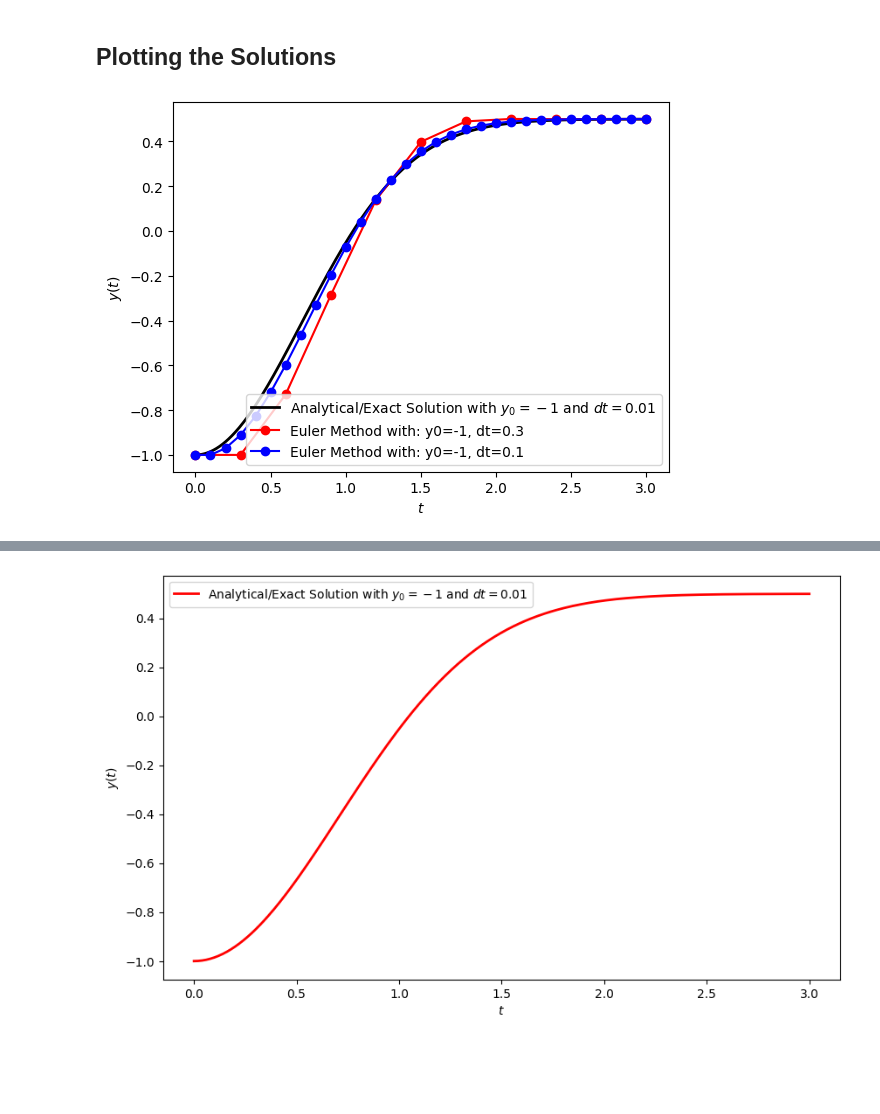
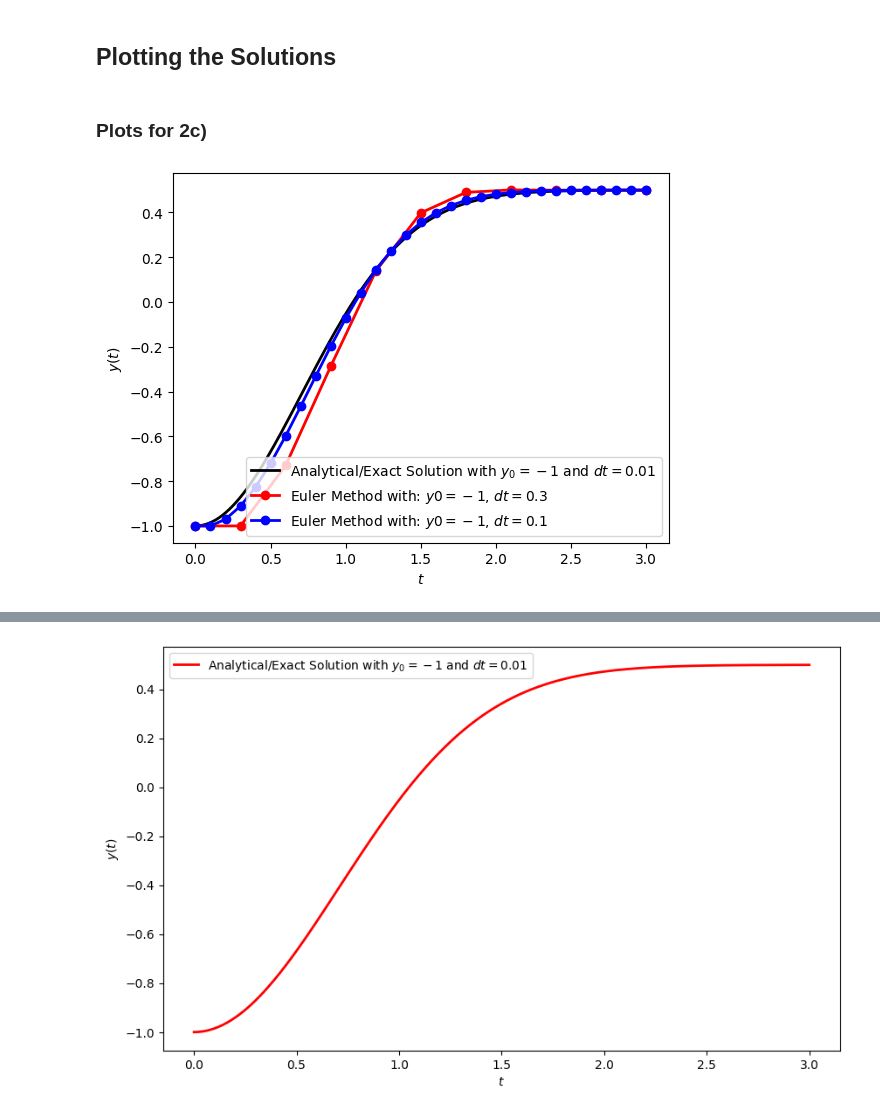
Before and after one commit to abarton51/comp_neuro, a Jupyter notebook: src/hw1/q2.ipynb, the cells around one changed output, grey strips where cells are left out. Cells and saved outputs as stored; diff of their text form; code cells hidden in the pictures; blank space fills up the shorter version.

```diff
--- a/src/hw1/q2.ipynb
+++ b/src/hw1/q2.ipynb
@@ -11,14 +11,14 @@ def analytical_solution(y0, t):
     return (y0 - 0.5) * np.exp(-t**2) + 0.5
 
 # Forward Euler method implementation
-def euler_method(y0, t0, tn, dt):
+def euler_method(y0, t0, tn, dt, ode):
     t_values = np.arange(t0, tn + dt, dt)
     y_values = np.zeros(len(t_values))
     y_values[0] = y0
 
     for i in range(1, len(t_values)):
         # y_{n+1} = y_n + dt * f(t_n, y_n)
-        y_values[i] = y_values[i - 1] + dt * f(t_values[i - 1], y_values[i - 1])
+        y_values[i] = y_values[i - 1] + dt * ode(t_values[i - 1], y_values[i - 1])
 
     return t_values, y_values
 # %%
@@ -39,16 +39,18 @@ def plot_solution(t0, tn, y0, solution, color="black", dt=0.01):
     plt.ylabel("$y(t)$")
     plt.xlabel("$t$")
 # %%
-def plot_numerical_solution(dt_values, t0, tn, y0, numerical_method, colors):
+def plot_numerical_solution(dt_values, t0, tn, y0, numerical_method, ode, colors):
     for i, dt in enumerate(dt_values):
-        t, y = euler_method(y0, t0, tn, dt)
-        plt.plot(t, y, 'o-', label=f'Euler Method with: y0={y0}, dt={dt}', color=colors.pop(0), linewidth=2)
+        t, y = numerical_method(y0, t0, tn, dt, ode)
+        plt.plot(t, y, 'o-', label=f'Euler Method with: $y0={y0}$, $dt={dt}$', color=colors.pop(0), linewidth=2)
         plt.legend()
 # %%
-def plot_and_compare_solutions(dt_values, t0, tn, y0, analytical_solution, numerical_method, colors):
+def plot_and_compare_solutions(dt_values, t0, tn, y0, analytical_solution, numerical_method, ode, colors):
     plot_solution(t0, tn, y0, analytical_solution, color='black')
-    plot_numerical_solution(dt_values, t0, tn, y0, numerical_method, colors)
+    plot_numerical_solution(dt_values, t0, tn, y0, numerical_method, ode, colors)
+# %% [markdown]
+### Plots for 2c)
 # %%
-plot_and_compare_solutions(dt_values, t0, tn, y0_vals[0], analytical_solution, euler_method, colors)
+plot_and_compare_solutions(dt_values, t0, tn, y0_vals[0], analytical_solution, euler_method, f, colors)
 # %% [output]
-[figure, old version]
+[figure, new version]
```
Also changed, not shown: parts of 7 cells of this notebook, 1 other file.
